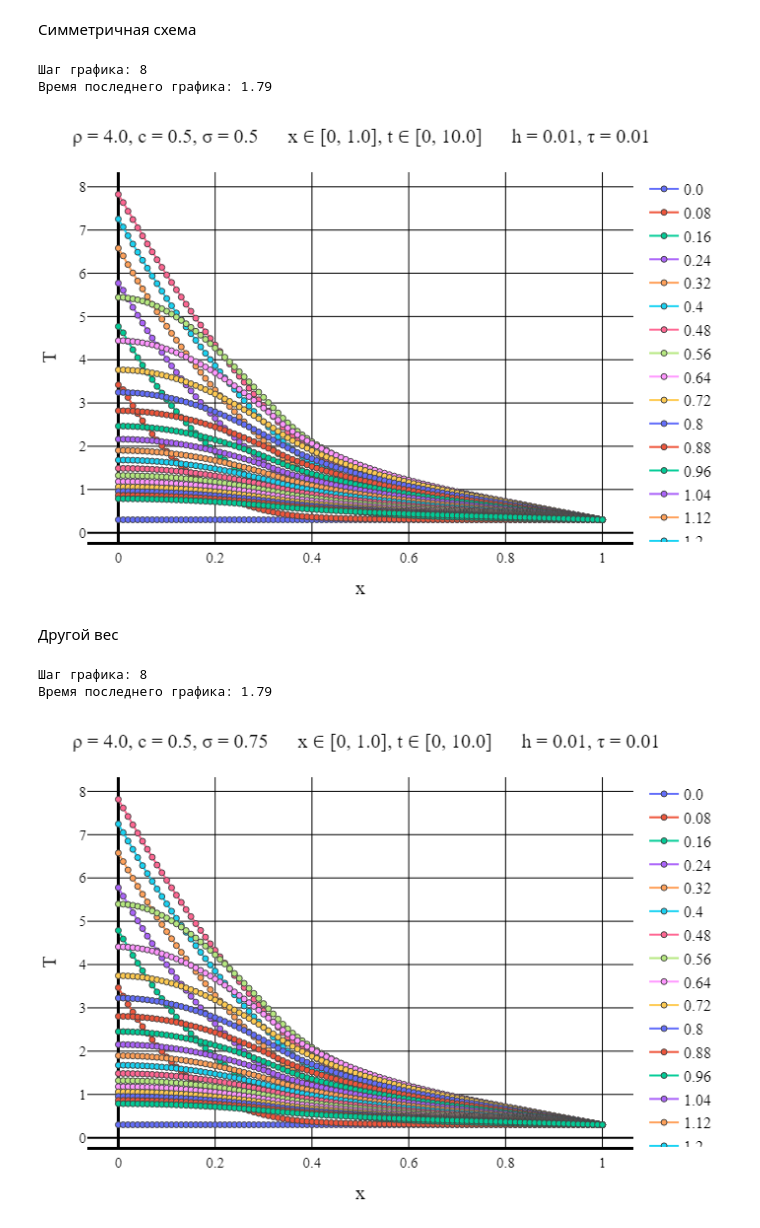
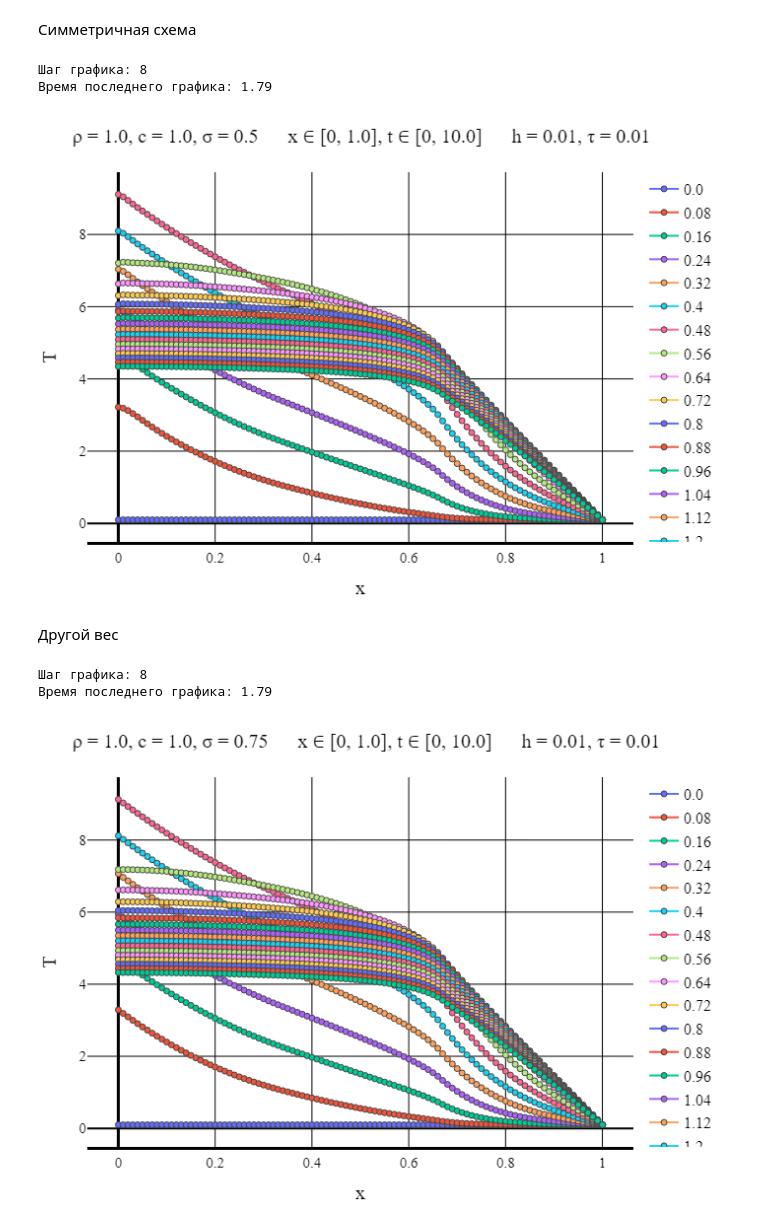
Before and after one commit to KMI020908/Calc_Methods_2_Lab2, a Jupyter notebook: checkMixedRightT.ipynb, the cells around one changed output. Saved outputs shown, nothing was run; the diff lists cells and outputs as text; code cells hidden in the pictures.

```diff
--- a/checkMixedRightT.ipynb
+++ b/checkMixedRightT.ipynb
@@ -90,9 +90,9 @@ makePlot(numOfPlots, plotStep, solutionMatrix, dataVec, intervalVec)
 # %%
 typeOfScheme = "Symmetric"
 
-solutionFile = "D:\\Calc_Methods_2\\Lab2\\MixedCondsRightT\\$typeOfScheme\\solution$numOfEq.txt"
-dataFile = "D:\\Calc_Methods_2\\Lab2\\MixedCondsRightT\\$typeOfScheme\\data$numOfEq.txt"
-intervalFile = "D:\\Calc_Methods_2\\Lab2\\MixedCondsRightT\\$typeOfScheme\\interval$numOfEq.txt"
+solutionFile = "D:\\Calc_Methods_2\\Lab2\\LinearHeatEq\\MixedCondsRightT\\$typeOfScheme\\solution$numOfEq.txt"
+dataFile = "D:\\Calc_Methods_2\\Lab2\\LinearHeatEq\\MixedCondsRightT\\$typeOfScheme\\data$numOfEq.txt"
+intervalFile = "D:\\Calc_Methods_2\\Lab2\\LinearHeatEq\\MixedCondsRightT\\$typeOfScheme\\interval$numOfEq.txt"
 
 solutionMatrix = readdlm(solutionFile)
 dataVec = readdlm(dataFile)
@@ -117,37 +117,37 @@ makePlot(numOfPlots, plotStep, solutionMatrix, dataVec, intervalVec)
 # %% [output]
 Шаг графика: 8
 Время последнего графика: 1.79
-[figure, old version]
+[figure, new version]
 # %% [markdown]
 Другой вес
 # %%
 typeOfScheme = "Another"
 
-solutionFile = "D:\\Calc_Methods_2\\Lab2\\MixedCondsRightT\\$typeOfScheme\\solution$numOfEq.txt"
-dataFile = "D:\\Calc_Methods_2\\Lab2\\MixedCondsRightT\\$typeOfScheme\\data$numOfEq.txt"
-intervalFile = "D:\\Calc_Methods_2\\Lab2\\MixedCondsRightT\\$typeOfScheme\\interval$numOfEq.txt"
+solutionFile = "D:\\Calc_Methods_2\\Lab2\\LinearHeatEq\\MixedCondsRightT\\$typeOfScheme\\solution$numOfEq.txt"
+dataFile = "D:\\Calc_Methods_2\\Lab2\\LinearHeatEq\\MixedCondsRightT\\$typeOfScheme\\data$numOfEq.txt"
+intervalFile = "D:\\Calc_Methods_2\\Lab2\\LinearHeatEq\\MixedCondsRightT\\$typeOfScheme\\interval$numOfEq.txt"
 
 solutionMatrix = readdlm(solutionFile)
 dataVec = readdlm(dataFile)
 intervalVec = readdlm(intervalFile);
 
 L = dataVec[3]
 timeEnd = dataVec[4]
 numOfXIntervals = Int(intervalVec[1])
 numOfTIntervals = Int(intervalVec[2])
 h = L / numOfXIntervals
 τ = timeEnd / numOfTIntervals
 if default == true
     plotStep = trunc(Int, timeEnd / (defaultStepParam * τ))
     numOfPlots = numOfTIntervals + 1
 else
     plotStep = firstSteps
     numOfPlots = firstPlots
 end
 println("Шаг графика: $plotStep")
 println("Время последнего графика: $((numOfPlots - 1)*τ)")
 makePlot(numOfPlots, plotStep, solutionMatrix, dataVec, intervalVec)
 # %% [output]
 Шаг графика: 8
 Время последнего графика: 1.79
-[figure, old version]
+[figure, new version]
```
Also changed, not shown: parts of 3 cells of this notebook, 8 other files.
